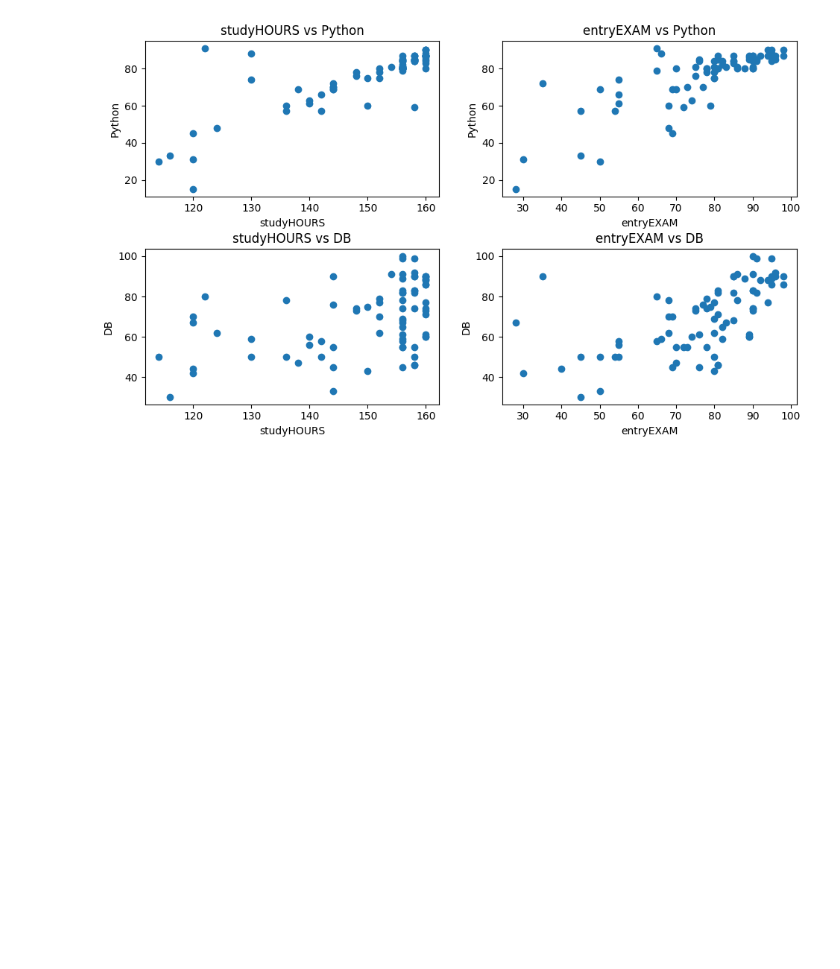
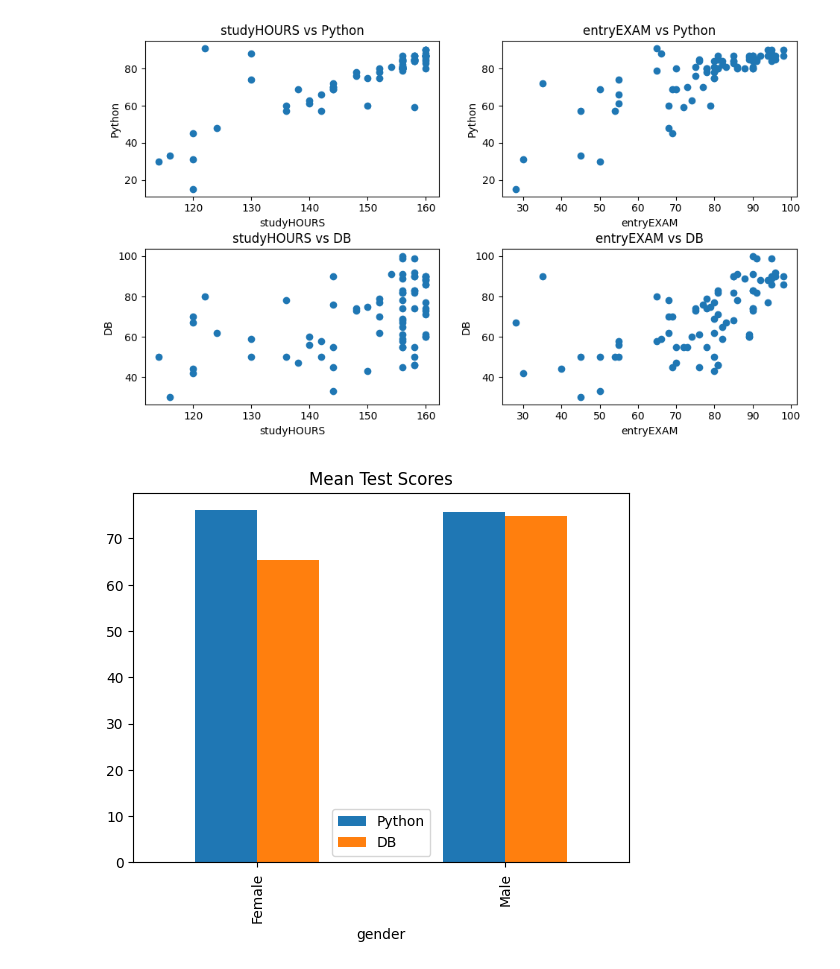
Before and after one commit to tbakas/data_analysis_projects, a Jupyter notebook: BI Data Cleaning.ipynb, the cells around one changed output. Saved outputs shown, nothing was run; the diff lists cells and outputs as text; code cells hidden in the pictures; blank space fills up the shorter version.

```diff
--- a/BI Data Cleaning.ipynb
+++ b/BI Data Cleaning.ipynb
@@ -258,0 +184,34 @@ But for both Python and DB scores, the correlations aren't very strong.
+# %%
+# We'll create some functions that we'll use for analysizing the categorical variables.
+
+dependent_variables=['Python', 'DB']
+
+def barplots(categorical_variable):
+    global data, dependent_variables
+    axis = data[dependent_variables + [categorical_variable]].groupby(categorical_variable).mean().plot.bar()
+    axis.set_title('Mean Test Scores')
+
+# This will calculate means and standard errors across categories of the given variable.
+def get_statistics(categorical_variable):
+    global data, dependent_variables
+    return data[dependent_variables + [categorical_variable]].groupby(categorical_variable).agg(['mean', 'sem', 'count'])
+
+# This will calculate a p-value for comparing the means of two categories assuming the categories are independent.
+def get_p_value(stats_data_frame, response_variable, category1, category2):
+    m1 = stats_data_frame.loc[category1, (response_variable, 'mean')]
+    n1 = stats_data_frame.loc[category1, (response_variable, 'count')]
+    se1 = stats_data_frame.loc[category1, (response_variable, 'sem')]
+
+    m2 = stats_data_frame.loc[category2, (response_variable, 'mean')]
+    n2 = stats_data_frame.loc[category2, (response_variable, 'count')]
+    se2 = stats_data_frame.loc[category2, (response_variable, 'sem')]
+
+    t_value = (m1 - m2) / (se1 ** 2 + se2 ** 2) ** 0.5
+    degrees_of_freedom = (se1 ** 2 + se2 ** 2) ** 2 / (se1 ** 4 / (n1 - 1) + se2 ** 4 / (n2 - 1))
+    p_value = t(degrees_of_freedom).cdf(-abs(t_value)) * 2
+    return round(p_value, 4)
+# %%
+# Gender:
+barplots('gender')
+# %% [output]
+[figure, added]
```
Also changed, not shown: parts of 32 cells of this notebook.
